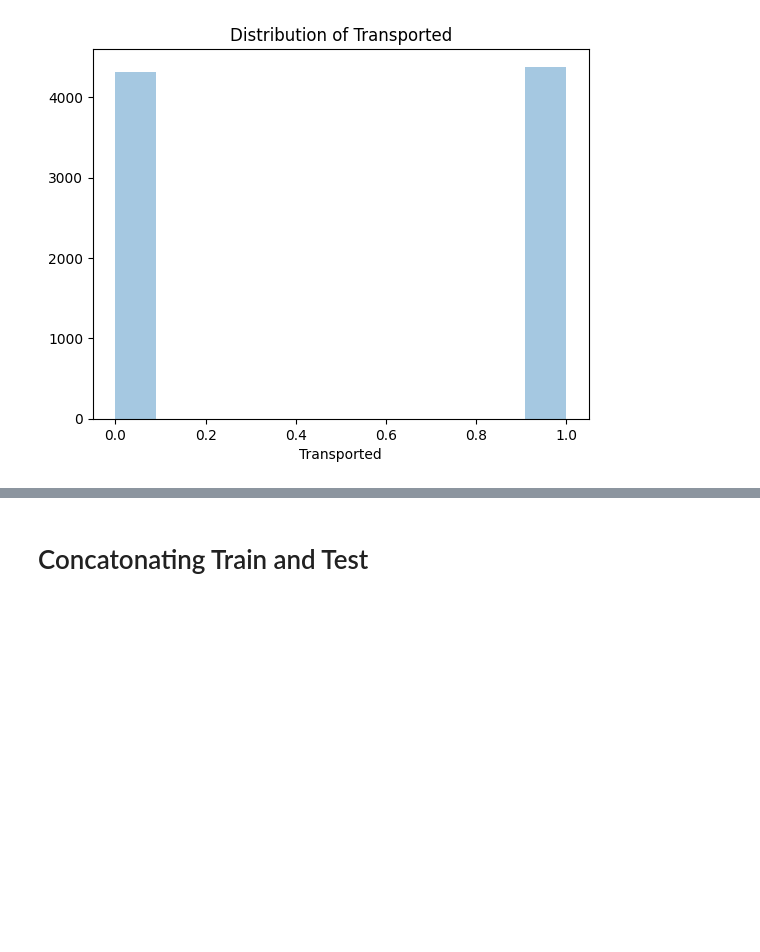
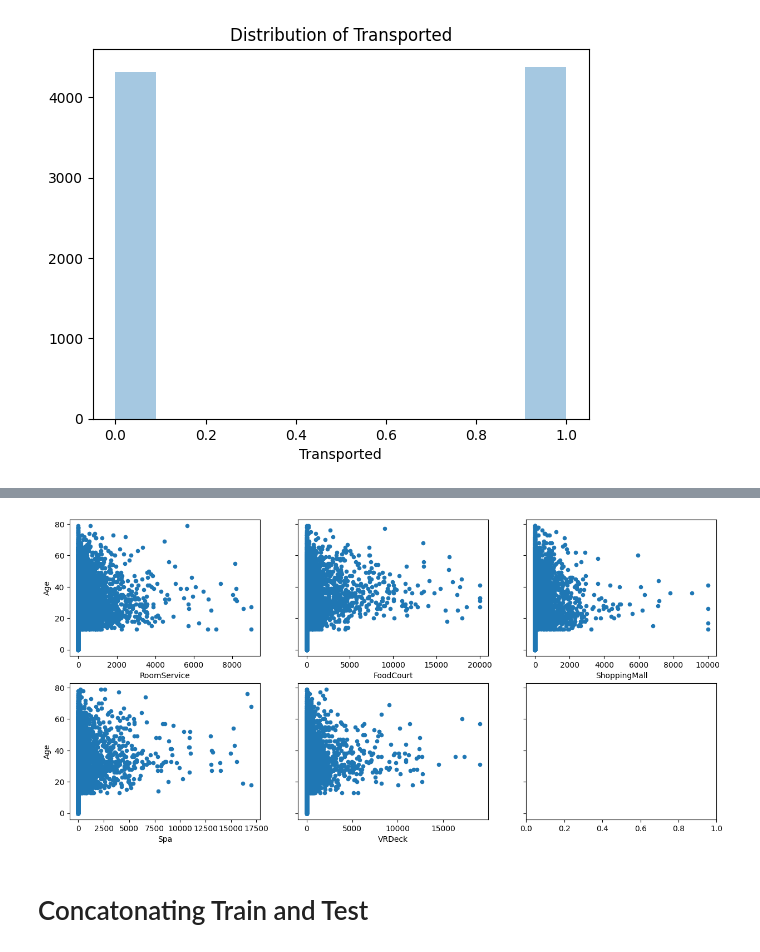
Before and after one commit to samcohen1/BigMenDoingASecondProject, a Jupyter notebook: project.ipynb, the cells around one changed output, grey strips where cells are left out. Saved outputs shown, nothing was run; the diff lists cells and outputs as text; code cells hidden in the pictures; blank space fills up the shorter version.

```diff
--- a/project.ipynb
+++ b/project.ipynb
@@ -77,3 +94,29 @@ plot_transported()
+# %%
+# Cap RoomService at 9000
+train_df.loc[train_df.RoomService.gt(9000), 'RoomService'] = 9000
+
+# Cap FoodCourt at 20000
+train_df.loc[train_df.FoodCourt.gt(20000), 'FoodCourt'] = 20000
+
+# Cap ShoppingMall at 10000
+train_df.loc[train_df.ShoppingMall.gt(10000), 'ShoppingMall'] = 10000
+
+# Cap Spa at 17000
+train_df.loc[train_df.Spa.gt(17000), 'Spa'] = 17000
+
+# Cap VRDeck at 19000
+train_df.loc[train_df.VRDeck.gt(19000), 'VRDeck'] = 19000
+# %%
+# Looking for outliers
+fig, axes = plt.subplots(2, 3, sharey=True, figsize=(15, 7))
+train_df.plot.scatter(x='RoomService', y='Age', ax=axes[0, 0])
+train_df.plot.scatter(x='FoodCourt', y='Age', ax=axes[0, 1])
+train_df.plot.scatter(x='ShoppingMall', y='Age', ax=axes[0, 2])
+train_df.plot.scatter(x='Spa', y='Age', ax=axes[1, 0])
+train_df.plot.scatter(x='VRDeck', y='Age', ax=axes[1, 1])
+plt.show()
+# %% [output]
+[figure, added]
 # %% [markdown]
 # Concatonating Train and Test
 # %%
```
Also changed, not shown: parts of 14 cells of this notebook.
